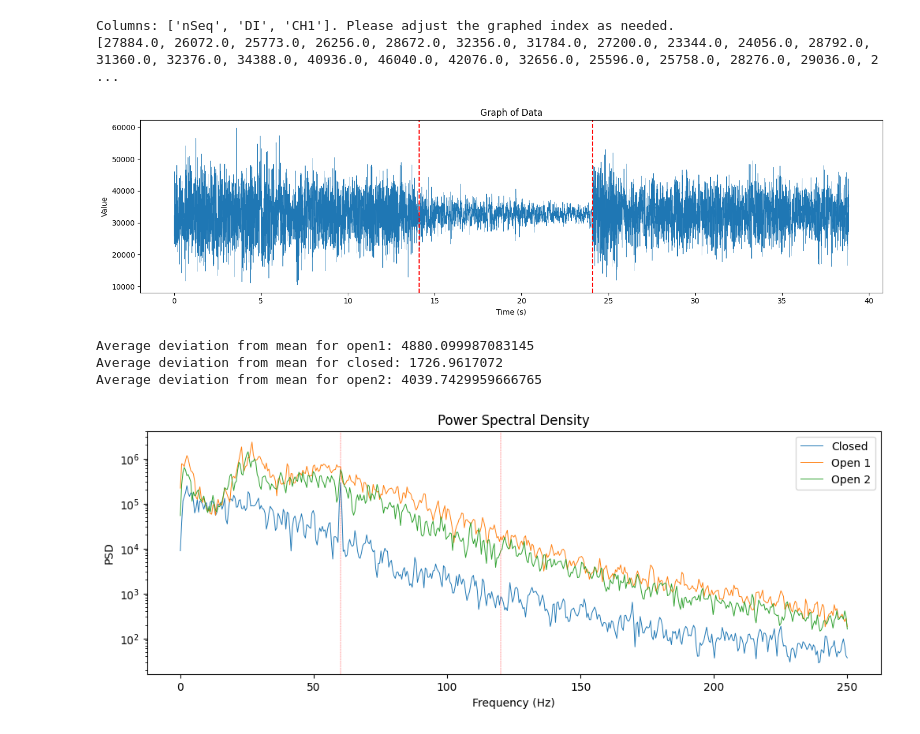
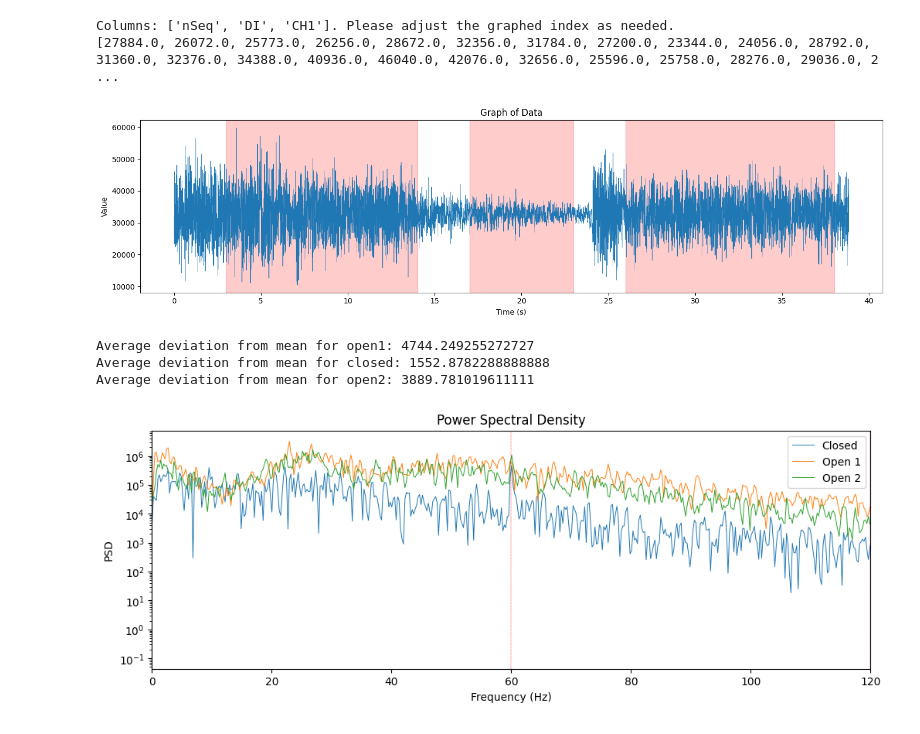
Before and after one commit to neil-zt/eeg, a Jupyter notebook: server/tools/opensignals_analysis.ipynb, the cells around one changed output. Saved outputs shown, nothing was run; the diff lists cells and outputs as text; code cells hidden in the pictures.

```diff
--- a/server/tools/opensignals_analysis.ipynb
+++ b/server/tools/opensignals_analysis.ipynb
@@ -48,20 +48,25 @@ Columns: ['nSeq', 'DI', 'CH1']. Please adjust the graphed index as needed.
 # %%
 import matplotlib.pyplot as plt
 
+time = [i/500 for i in range(len(data))]
+# periods = [ (10, 30), (50, 70), (80, 100) ]
+# periods = [ (10, 30), (50, 100), (110, 130) ]
+periods = [ (3, 14), (17, 23), (26, 38) ]
+
 plt.figure(figsize=(18, 4.2))
 plt.plot(time, data, linewidth=0.5)
-plt.axvline(x=14.1, color='red', linestyle='--')  # Add a vertical line at 14.1 seconds
-plt.axvline(x=24.1, color='red', linestyle='--')  # Add a vertical line at 14.1 seconds
+for period in periods:
+    plt.axvspan(period[0], period[1], color='red', alpha=0.2)
 plt.xlabel('Time (s)')
 plt.ylabel('Value')
 plt.title('Graph of Data')
 plt.show()
 # %% [output]
-[figure, old version]
+[figure, new version]
 # %%
-open1 = data[:int(14.1*500)]
-closed = data[int(14.1*500):int(24.1*500)]
-open2 = data[int(24.1*500):]
+open1 = data[periods[0][0]*500:periods[0][1]*500]
+closed = data[periods[1][0]*500:periods[1][1]*500]
+open2 = data[periods[2][0]*500:periods[2][1]*500]
 
 # Calculate the mean for each section
 mean_open1 = sum(open1) / len(open1)
@@ -78,21 +83,21 @@ print("Average deviation from mean for open1:", deviation_open1)
 print("Average deviation from mean for closed:", deviation_closed)
 print("Average deviation from mean for open2:", deviation_open2)
 # %% [output]
-Average deviation from mean for open1: 4880.099987083145
-Average deviation from mean for closed: 1726.9617072
-Average deviation from mean for open2: 4039.7429959666765
+Average deviation from mean for open1: 4744.249255272727
+Average deviation from mean for closed: 1552.8782288888888
+Average deviation from mean for open2: 3889.781019611111
 # %%
 import numpy as np
 from scipy import signal
 
 # Calculate the PSD for the 'closed' data
-frequencies_closed, psd_closed = signal.welch(closed, fs=500, nperseg=1024)
+frequencies_closed, psd_closed = signal.welch(closed, fs=500, nperseg=2048)
 
 # Calculate the PSD for the 'open1' data
-frequencies_open1, psd_open1 = signal.welch(open1, fs=500, nperseg=1024)
+frequencies_open1, psd_open1 = signal.welch(open1, fs=500, nperseg=2048)
 
 # Calculate the PSD for the 'open2' data
-frequencies_open2, psd_open2 = signal.welch(open2, fs=500, nperseg=1024)
+frequencies_open2, psd_open2 = signal.welch(open2, fs=500, nperseg=2048)
 
 plt.figure(figsize=(12, 4))
 plt.semilogy(frequencies_closed, psd_closed, label='Closed', linewidth=0.7)
@@ -104,6 +109,7 @@ plt.xlabel('Frequency (Hz)')
 plt.ylabel('PSD')
 plt.title('Power Spectral Density')
 plt.legend()
+plt.xlim(0, 120)
 plt.show()
 # %% [output]
-[figure, old version]
+[figure, new version]
```
Also changed, not shown: parts of 1 cell of this notebook, 7 other files.
